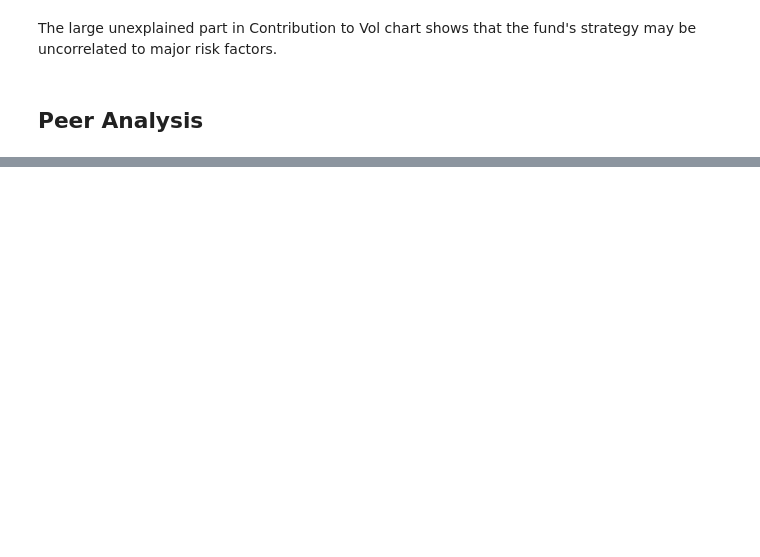
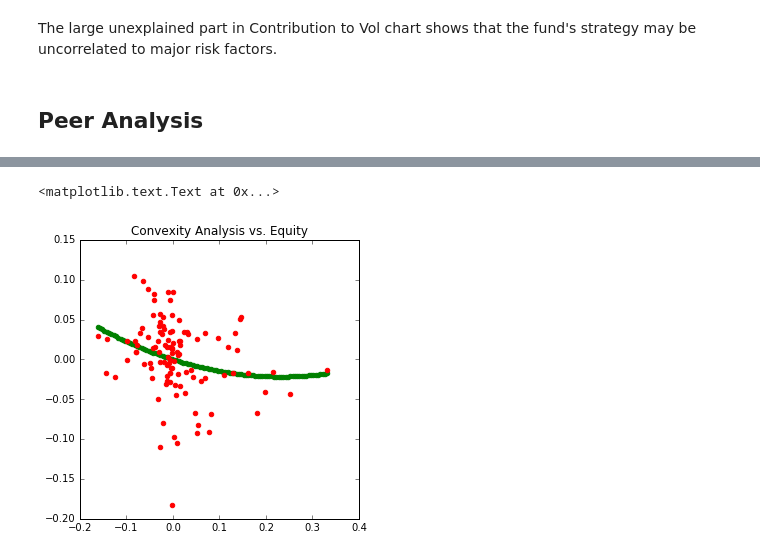
Before and after one commit to amatiych/python_notebooks, a Jupyter notebook: HedgeFundTimeSeriesRiskAnalysis.ipynb, the cells around one changed output, grey strips where cells are left out. Drawn from its saved outputs; the diff is of its cells as text; code cells hidden in the pictures; blank space fills up the shorter version.

```diff
--- a/HedgeFundTimeSeriesRiskAnalysis.ipynb
+++ b/HedgeFundTimeSeriesRiskAnalysis.ipynb
@@ -185,0 +221,10 @@ NameError: name 'sns' is not defined
+# %%
+import statsmodels as sm
+cv = hf.convexity_analysis(tsdata,'Fund','Equity')
+f, ax = plt.subplots(figsize=(5, 5))
+plt.scatter(cv['xhat'],cv['yhat'],color='g')
+plt.scatter(cv['x'],cv['y'],color='r')
+plt.title ('Convexity Analysis vs. Equity')
+# %% [output]
+<matplotlib.text.Text at 0x...>
+[figure, added]
```
Also changed, not shown: parts of 11 cells of this notebook, 2 other files.
